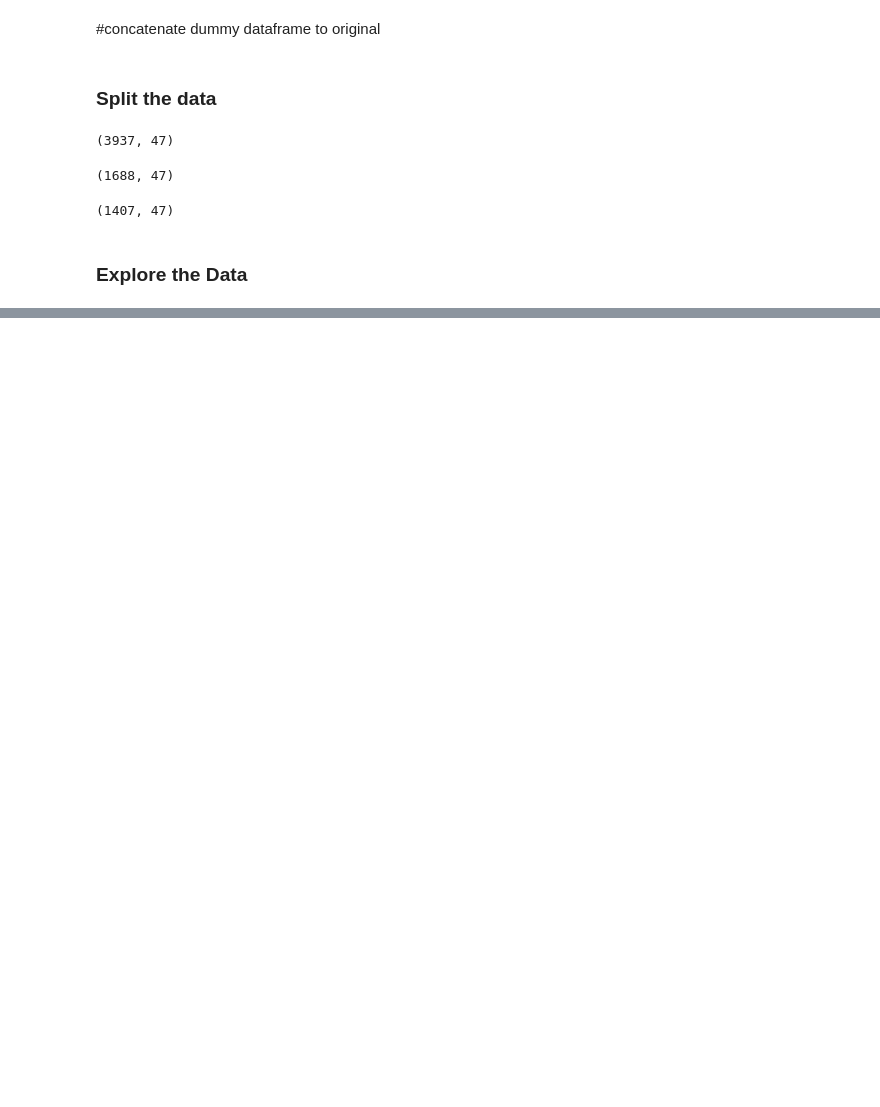
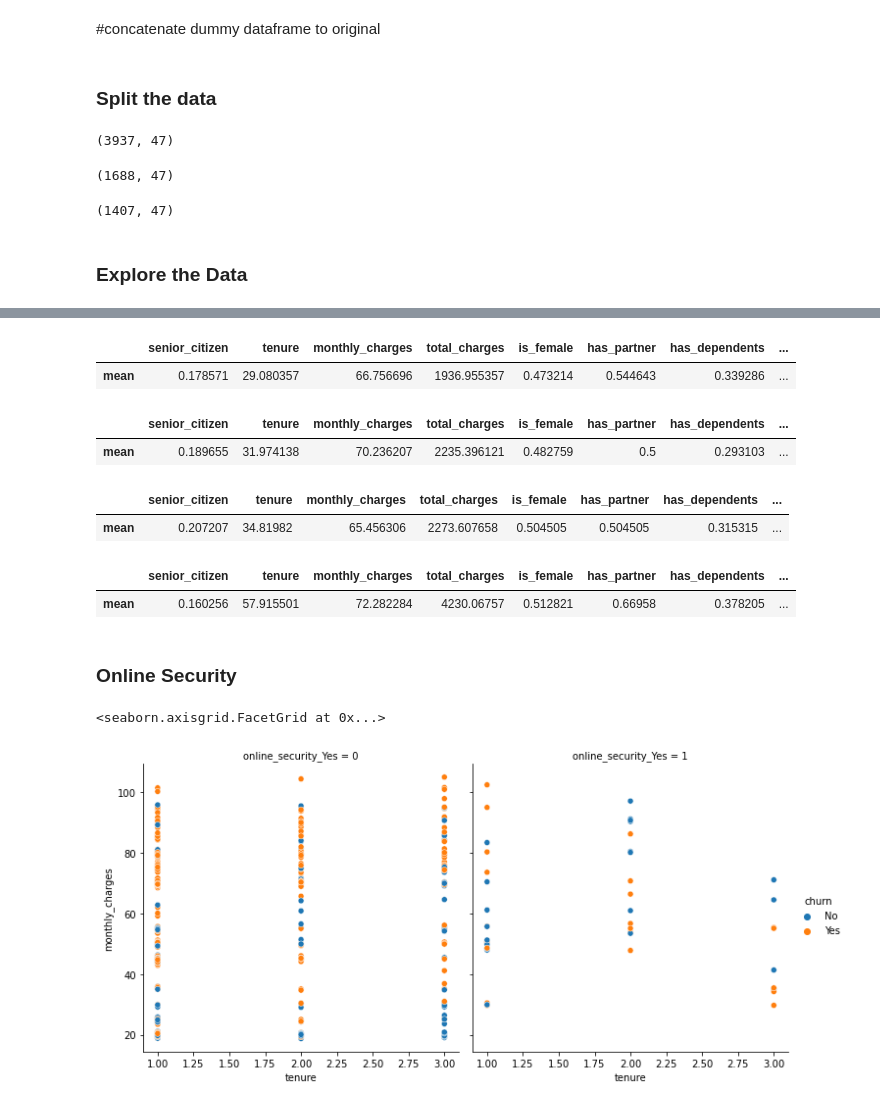
Before and after one commit to Kayfj41901/classification_exercises, a Jupyter notebook: Telco.ipynb, the cells around one changed output, grey strips where cells are left out. Drawn from its saved outputs; the diff is of its cells as text; code cells hidden in the pictures; blank space fills up the shorter version.

```diff
--- a/Telco.ipynb
+++ b/Telco.ipynb
@@ -489,0 +553,16 @@ SyntaxError: invalid syntax (3804412919.py, line 1)
+# %%
+train["tenure_bin"] = train.tenure.apply(bin_tenure)
+# %%
+new_customers = train[train.tenure_bin == "brand_new"]
+second_customers = train[train.tenure_bin == "btwn_three_and_six"]
+third_customers = train[train.tenure_bin == "btwn_six_and_nine"]
+fourth_customers = train[train.tenure_bin == "btwn_nine_and_twelve"]
+fifth_customers = train[train.tenure_bin == "btwn_twelve_and_fifteen"]
+sixth_customers = train[train.tenure_bin == "btwn_fifteen_and_eighteen"]
+seventh_customers = train[train.tenure_bin == "btwn_eighteen_and_twentyone"]
+eighth_customers = train[train.tenure_bin == "btwn_twentyone_and_twentyfour"]
+ninth_customers = train[train.tenure_bin == "btwn_twentyfour_and_twentyseven"]
+tenth_customers = train[train.tenure_bin == "btwn_twentyseven_and_thirty"]
+eleventh_customers = train[train.tenure_bin == "btwn_thirty_and_thirtythree"]
+twelfth_customers = train[train.tenure_bin == "btwn_thirtythree_and_thirtysix"]
+thirteenth_customers = train[train.tenure_bin == "over_three_years"]
@@ -489,0 +666,29 @@ SyntaxError: invalid syntax (3804412919.py, line 1)
+# %%
+tenth_customers.describe()[1:2]
+# %% [output]
+|  | senior_citizen | tenure | monthly_charges | total_charges | is_female | has_partner | has_dependents | ... |
+| mean | 0.178571 | 29.080357 | 66.756696 | 1936.955357 | 0.473214 | 0.544643 | 0.339286 | ... |
+# %%
+eleventh_customers.describe()[1:2]
+# %% [output]
+|  | senior_citizen | tenure | monthly_charges | total_charges | is_female | has_partner | has_dependents | ... |
+| mean | 0.189655 | 31.974138 | 70.236207 | 2235.396121 | 0.482759 | 0.5 | 0.293103 | ... |
+# %%
+twelfth_customers.describe()[1:2]
+# %% [output]
+|  | senior_citizen | tenure | monthly_charges | total_charges | is_female | has_partner | has_dependents | ... |
+| mean | 0.207207 | 34.81982 | 65.456306 | 2273.607658 | 0.504505 | 0.504505 | 0.315315 | ... |
+# %%
+thirteenth_customers.describe()[1:2]
+# %% [output]
+|  | senior_citizen | tenure | monthly_charges | total_charges | is_female | has_partner | has_dependents | ... |
+| mean | 0.160256 | 57.915501 | 72.282284 | 4230.06757 | 0.512821 | 0.66958 | 0.378205 | ... |
+# %% [markdown]
+### Online Security
+# %%
+#tenure/monthly charges/churn
+#tenure[customers with device protection]
+sns.relplot(x='tenure', y='monthly_charges', hue='churn', col='online_security_Yes', data=new_customers)
+# %% [output]
+<seaborn.axisgrid.FacetGrid at 0x...>
+[figure, added]
```
Also changed, not shown: parts of 66 cells of this notebook.
